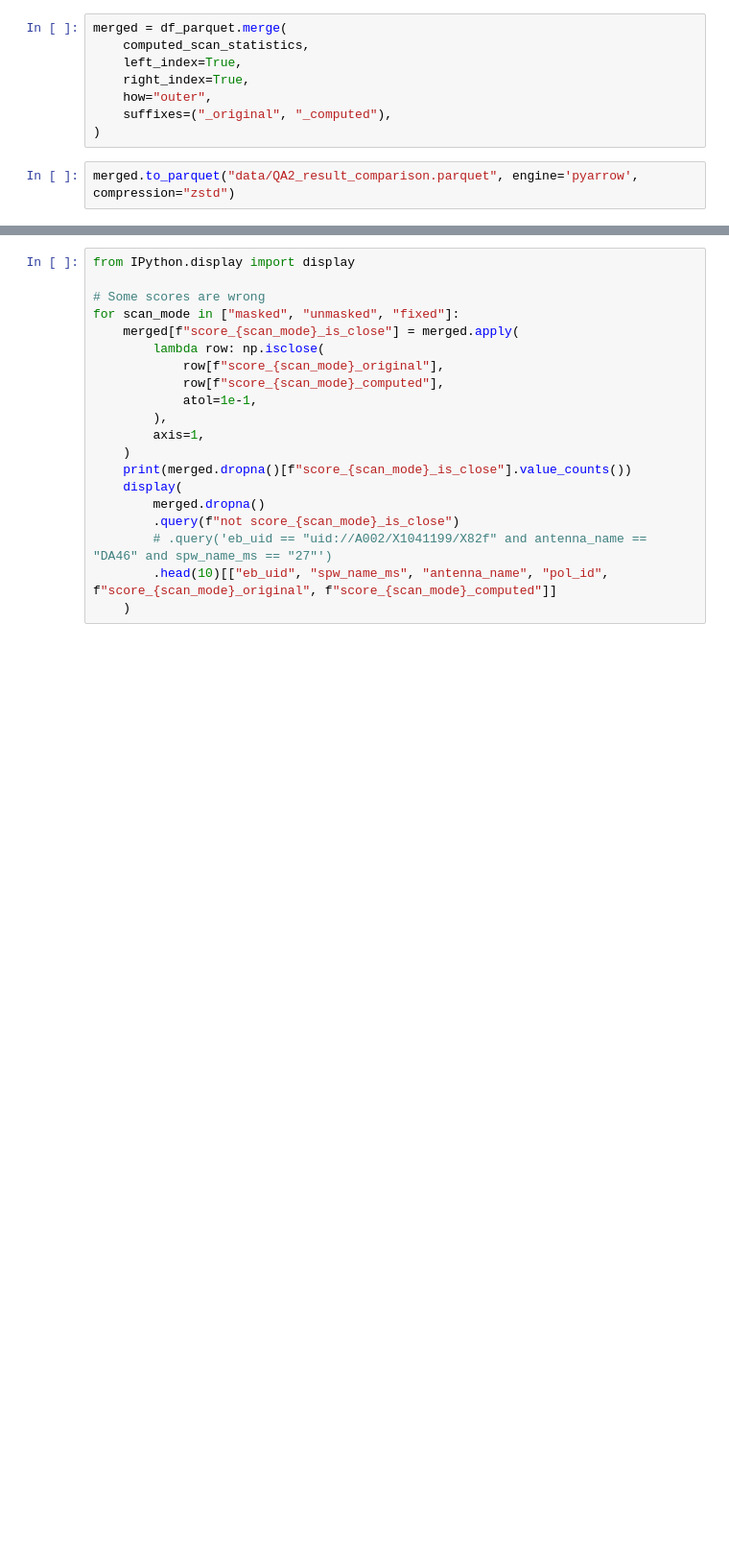
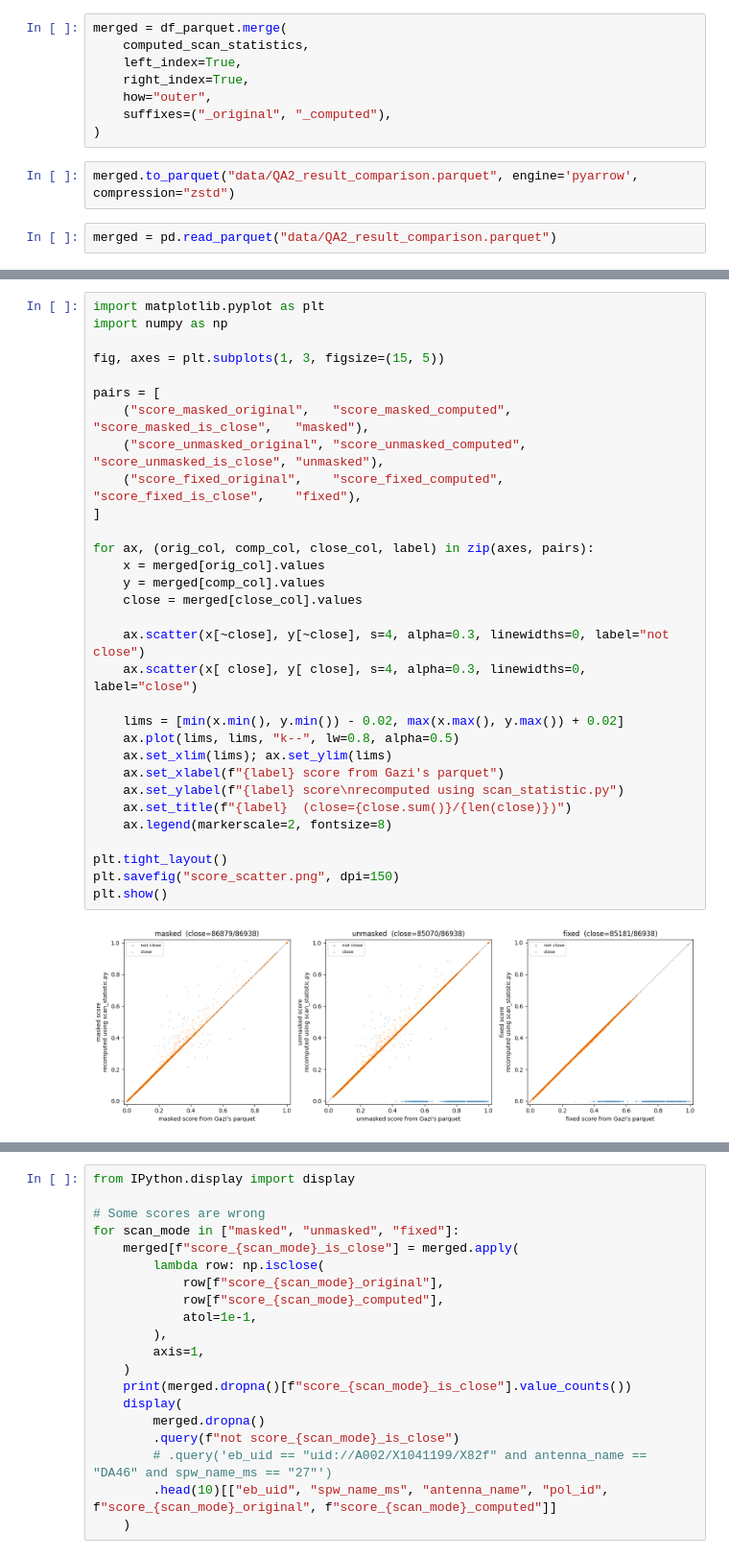
Before and after one commit to BeardyMan37/CosmicAI, a Jupyter notebook: pipeline_verification.ipynb, the cells around one changed output, grey strips where cells are left out. Shown at 96% size. Cells and saved outputs as stored; diff of their text form; blank space fills up the shorter version.

```diff
--- a/pipeline_verification.ipynb
+++ b/pipeline_verification.ipynb
@@ -126,3 +126,5 @@ merged = df_parquet.merge(
 )
 # %%
 merged.to_parquet("data/QA2_result_comparison.parquet", engine='pyarrow', compression="zstd")
+# %%
+merged = pd.read_parquet("data/QA2_result_comparison.parquet")
@@ -128,0 +151,33 @@ merged.to_parquet("data/QA2_result_comparison.parquet", engine='pyarrow', compre
+# %%
+import matplotlib.pyplot as plt
+import numpy as np
+
+fig, axes = plt.subplots(1, 3, figsize=(15, 5))
+
+pairs = [
+    ("score_masked_original",   "score_masked_computed",   "score_masked_is_close",   "masked"),
+    ("score_unmasked_original", "score_unmasked_computed", "score_unmasked_is_close", "unmasked"),
+    ("score_fixed_original",    "score_fixed_computed",    "score_fixed_is_close",    "fixed"),
+]
+
+for ax, (orig_col, comp_col, close_col, label) in zip(axes, pairs):
+    x = merged[orig_col].values
+    y = merged[comp_col].values
+    close = merged[close_col].values
+
+    ax.scatter(x[~close], y[~close], s=4, alpha=0.3, linewidths=0, label="not close")
+    ax.scatter(x[ close], y[ close], s=4, alpha=0.3, linewidths=0, label="close")
+
+    lims = [min(x.min(), y.min()) - 0.02, max(x.max(), y.max()) + 0.02]
+    ax.plot(lims, lims, "k--", lw=0.8, alpha=0.5)
+    ax.set_xlim(lims); ax.set_ylim(lims)
+    ax.set_xlabel(f"{label} score from Gazi's parquet")
+    ax.set_ylabel(f"{label} score\nrecomputed using scan_statistic.py")
+    ax.set_title(f"{label}  (close={close.sum()}/{len(close)})")
+    ax.legend(markerscale=2, fontsize=8)
+
+plt.tight_layout()
+plt.savefig("score_scatter.png", dpi=150)
+plt.show()
+# %% [output]
+[figure, added]
```
Also changed, not shown: parts of 8 cells of this notebook, 16 other files.
